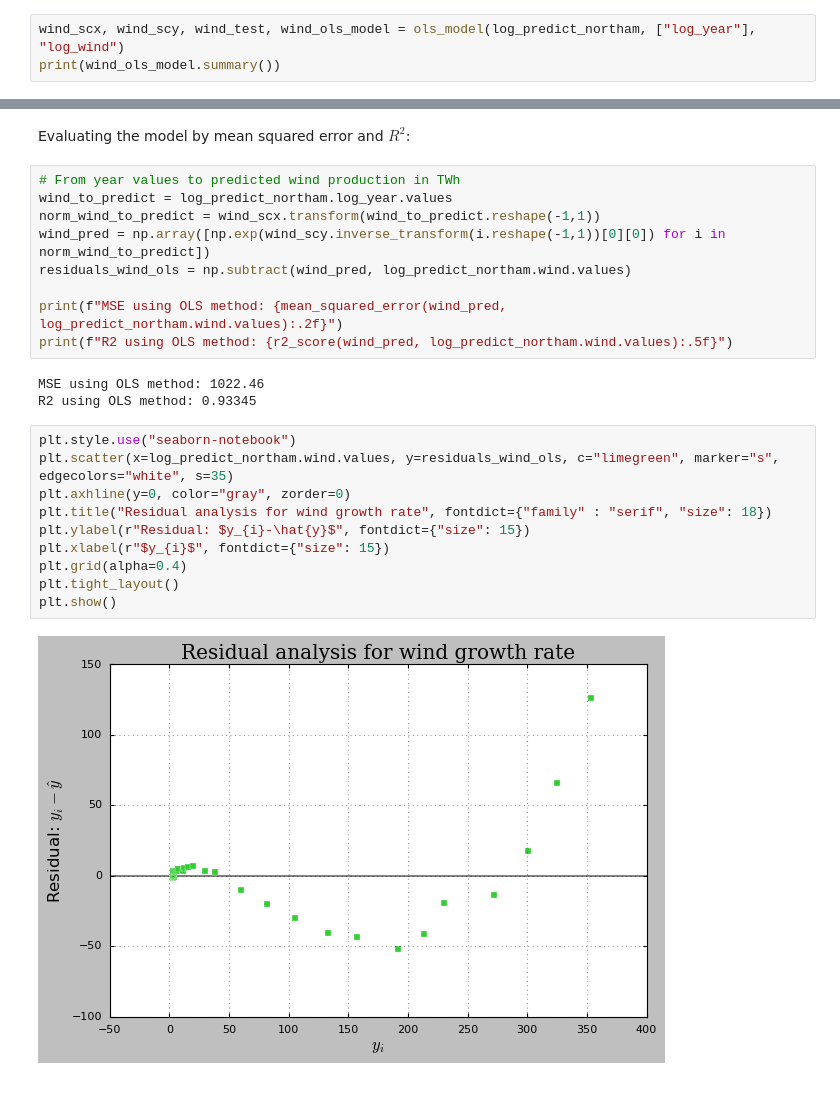
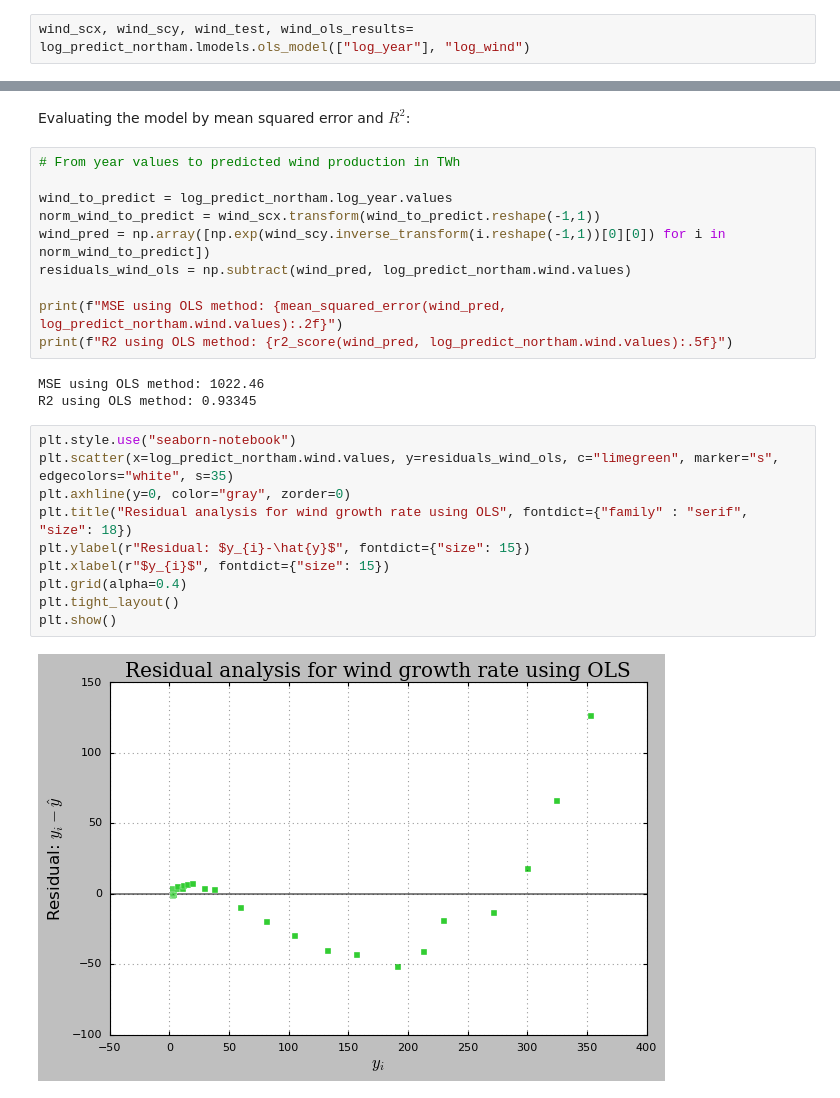
Before and after one commit to fenilenvinileno97/linear_regression, a Jupyter notebook: 4-final-project.ipynb, the cells around one changed output, grey strips where cells are left out. Drawn from its saved outputs; the diff is of its cells as text.

```diff
--- a/4-final-project.ipynb
+++ b/4-final-project.ipynb
@@ -497,3 +456,2 @@ def ols_model(df, x_cols, y_col) -> set:
 # %%
-wind_scx, wind_scy, wind_test, wind_ols_model = ols_model(log_predict_northam, ["log_year"], "log_wind")
-print(wind_ols_model.summary())
+wind_scx, wind_scy, wind_test, wind_ols_results= log_predict_northam.lmodels.ols_model(["log_year"], "log_wind")
@@ -519,6 +479,7 @@ Notes:
 Evaluating the model by mean squared error and $R^2$:
 # %%
 # From year values to predicted wind production in TWh
+
 wind_to_predict = log_predict_northam.log_year.values
 norm_wind_to_predict = wind_scx.transform(wind_to_predict.reshape(-1,1))
 wind_pred = np.array([np.exp(wind_scy.inverse_transform(i.reshape(-1,1))[0][0]) for i in norm_wind_to_predict])
@@ -532,12 +493,12 @@ R2 using OLS method: 0.93345
 # %%
 plt.style.use("seaborn-notebook")
 plt.scatter(x=log_predict_northam.wind.values, y=residuals_wind_ols, c="limegreen", marker="s", edgecolors="white", s=35)
 plt.axhline(y=0, color="gray", zorder=0)
-plt.title("Residual analysis for wind growth rate", fontdict={"family" : "serif", "size": 18})
+plt.title("Residual analysis for wind growth rate using OLS", fontdict={"family" : "serif", "size": 18})
 plt.ylabel(r"Residual: $y_{i}-\hat{y}$", fontdict={"size": 15})
 plt.xlabel(r"$y_{i}$", fontdict={"size": 15})
 plt.grid(alpha=0.4)
 plt.tight_layout()
 plt.show()
 # %% [output]
-[figure, old version]
+[figure, new version]
```
Also changed, not shown: parts of 13 cells of this notebook, 1 other file.
